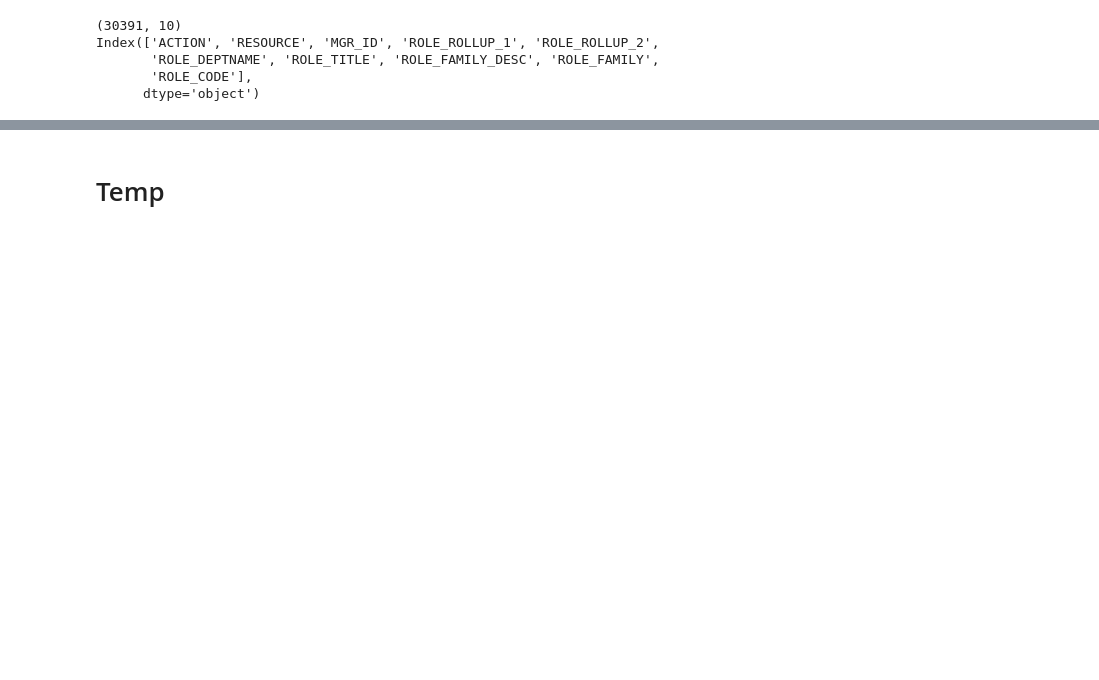
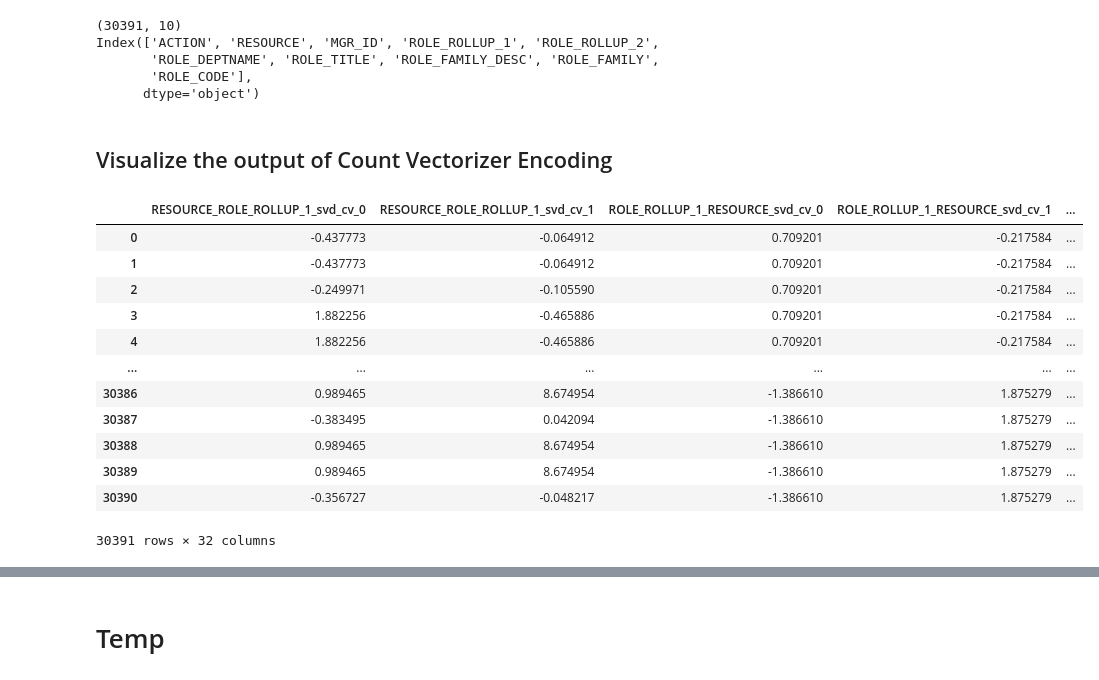
Before and after one commit to SmithaUpadhyaya/employee_access_resource_classifier, a Jupyter notebook: notebooks/training.ipynb, the cells around one changed output, grey strips where cells are left out. Cells and saved outputs as stored; diff of their text form; code cells hidden in the pictures; blank space fills up the shorter version.

```diff
--- a/notebooks/training.ipynb
+++ b/notebooks/training.ipynb
@@ -109,0 +60,2 @@ plt.show()
+# %% [markdown]
+## Visualize the output of Count Vectorizer Encoding ##
@@ -109,0 +65,22 @@ plt.show()
+# %%
+from sklearn.preprocessing import StandardScaler
+std_obj = StandardScaler()
+
+freq_enc_cols = [x for x in X.columns if ('FreqEnc'.lower() in x.lower()) | ('cv'.lower() in x.lower())]
+X_2 = std_obj.fit_transform(X[freq_enc_cols])
+X_2 = pd.DataFrame(X_2, columns = freq_enc_cols)
+X_2['ACTION'] = train['ACTION']
+# %% [output]
+|  | RESOURCE_ROLE_ROLLUP_1_svd_cv_0 | RESOURCE_ROLE_ROLLUP_1_svd_cv_1 | ROLE_ROLLUP_1_RESOURCE_svd_cv_0 | ROLE_ROLLUP_1_RESOURCE_svd_cv_1 | ... |
+| 0 | -0.437773 | -0.064912 | 0.709201 | -0.217584 | ... |
+| 1 | -0.437773 | -0.064912 | 0.709201 | -0.217584 | ... |
+| 2 | -0.249971 | -0.105590 | 0.709201 | -0.217584 | ... |
+| 3 | 1.882256 | -0.465886 | 0.709201 | -0.217584 | ... |
+| 4 | 1.882256 | -0.465886 | 0.709201 | -0.217584 | ... |
+| ... | ... | ... | ... | ... | ... |
+| 30386 | 0.989465 | 8.674954 | -1.386610 | 1.875279 | ... |
+| 30387 | -0.383495 | 0.042094 | -1.386610 | 1.875279 | ... |
+| 30388 | 0.989465 | 8.674954 | -1.386610 | 1.875279 | ... |
+| 30389 | 0.989465 | 8.674954 | -1.386610 | 1.875279 | ... |
+| 30390 | -0.356727 | -0.048217 | -1.386610 | 1.875279 | ... |
+30391 rows × 32 columns
```
Also changed, not shown: parts of 17 cells of this notebook, 4 other files.
